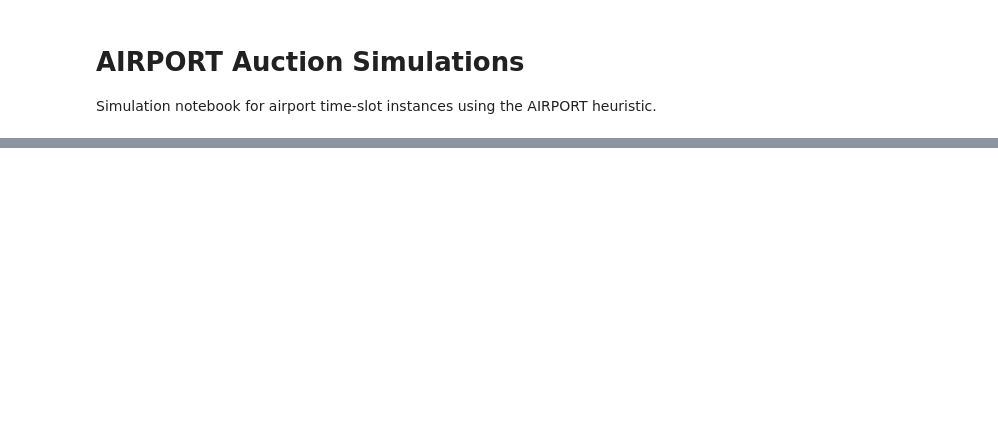
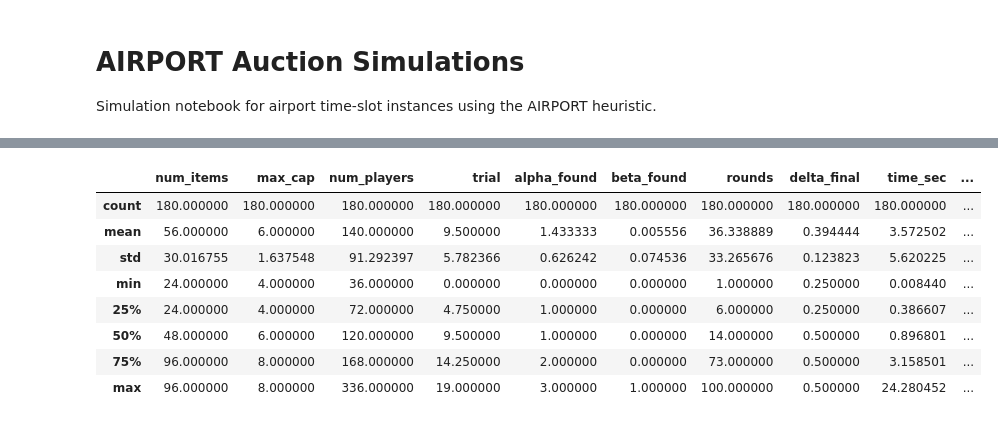
Before and after one commit to tr1gergo/Comb-Auction-AE, a Jupyter notebook: AIRPORT_simulations.ipynb, the cells around one changed output, grey strips where cells are left out. Drawn from its saved outputs; the diff is of its cells as text; code cells hidden in the pictures; blank space fills up the shorter version.

```diff
--- a/AIRPORT_simulations.ipynb
+++ b/AIRPORT_simulations.ipynb
@@ -481,0 +671,79 @@ eff_item_counts
+# %%
+### ALPHA Prioritization version ###
+
+import pandas as pd
+from time import perf_counter
+import numpy as np
+
+# Simulation parameters
+num_items_values = [24,48,96]
+max_cap_values = [4, 6, 8]
+num_trials = 20
+max_budget = 40
+
+heuristic_kwargs = {
+    "max_rounds": 200,
+    "delta": 0.5,
+    "epsilon_scale": 0.1,
+    "price_floor": 0.0,
+}
+
+results = []
+
+for num_items in num_items_values:
+    for max_cap in max_cap_values:
+        num_players = num_items * (max_cap - 1) // 2
+
+        for trial in range(num_trials):
+            # Assuming rng is a numpy random Generator created previously
+            seed = int(rng.integers(0, 1_000_000))
+            instance = generate_airport_instance(
+                num_items=num_items,
+                max_cap=max_cap,
+                max_budget=max_budget,
+                num_players=num_players,
+                rng_seed=seed,
+            )
+
+            start = perf_counter()
+            result = run_airport_heuristic_2D_alpha(instance, rng_seed=seed, **heuristic_kwargs)
+            demands = result.get("demands", [])
+            allocated_players = sum(1 for bundle in demands if len(bundle) > 0)
+            allocation_rate = allocated_players / max(1, instance["num_players"])
+            elapsed = perf_counter() - start
+
+            history = result.get("meta", {}).get("history", [])
+            if history:
+                avg_change_rate = sum(h.get("demand_change_rate", 0.0) for h in history) / len(history)
+                avg_max_price = sum(h.get("max_price", 0.0) for h in history) / len(history)
+                avg_price_std = sum(h.get("price_std", 0.0) for h in history) / len(history)
+            else:
+                avg_change_rate = 0.0
+                avg_max_price = 0.0
+                avg_price_std = 0.0
+
+            results.append(
+                {
+                    "num_items": num_items,
+                    "max_cap": max_cap,
+                    "num_players": num_players,
+                    "trial": trial,
+                    "alpha_found": result.get("alpha"),  # Storing 2D alpha
+                    "beta_found": result.get("beta"),    # Storing 2D beta
+                    "boosted": result.get("is_boosted", False),
+                    "equilibrium": result.get("equilibrium", False),
+                    "rounds": result.get("rounds"),
+                    "delta_final": result.get("delta"),
+                    "time_sec": elapsed,
+                    "avg_demand_change": avg_change_rate,
+                    "avg_max_price": avg_max_price,
+                    "avg_price_std": avg_price_std,
+                    "allocated_players": allocated_players,
+                    "allocation_rate": allocation_rate,
+                }
+            )
+    print(f"Completed simulations for num_items={num_items}")
+
+df_A = pd.DataFrame(results)
+df_A.describe()
+# %% [output]
@@ -481,0 +753,9 @@ eff_item_counts
+|  | num_items | max_cap | num_players | trial | alpha_found | beta_found | rounds | delta_final | time_sec | ... |
+| count | 180.000000 | 180.000000 | 180.000000 | 180.000000 | 180.000000 | 180.000000 | 180.000000 | 180.000000 | 180.000000 | ... |
+| mean | 56.000000 | 6.000000 | 140.000000 | 9.500000 | 1.433333 | 0.005556 | 36.338889 | 0.394444 | 3.572502 | ... |
+| std | 30.016755 | 1.637548 | 91.292397 | 5.782366 | 0.626242 | 0.074536 | 33.265676 | 0.123823 | 5.620225 | ... |
+| min | 24.000000 | 4.000000 | 36.000000 | 0.000000 | 0.000000 | 0.000000 | 1.000000 | 0.250000 | 0.008440 | ... |
+| 25% | 24.000000 | 4.000000 | 72.000000 | 4.750000 | 1.000000 | 0.000000 | 6.000000 | 0.250000 | 0.386607 | ... |
+| 50% | 48.000000 | 6.000000 | 120.000000 | 9.500000 | 1.000000 | 0.000000 | 14.000000 | 0.500000 | 0.896801 | ... |
+| 75% | 96.000000 | 8.000000 | 168.000000 | 14.250000 | 2.000000 | 0.000000 | 73.000000 | 0.500000 | 3.158501 | ... |
+| max | 96.000000 | 8.000000 | 336.000000 | 19.000000 | 3.000000 | 1.000000 | 100.000000 | 0.500000 | 24.280452 | ... |
```
Also changed, not shown: parts of 13 cells of this notebook, 30 other files.
